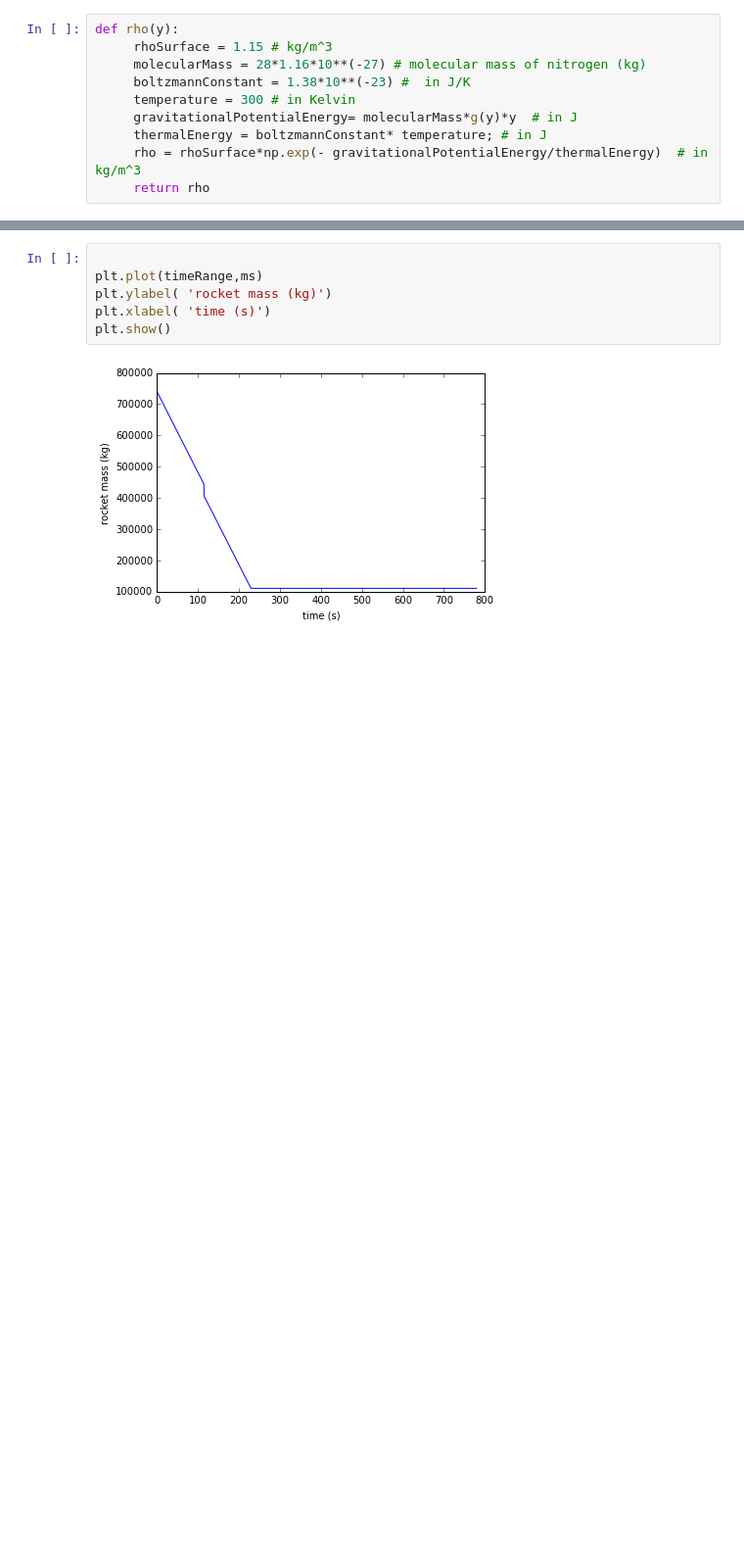
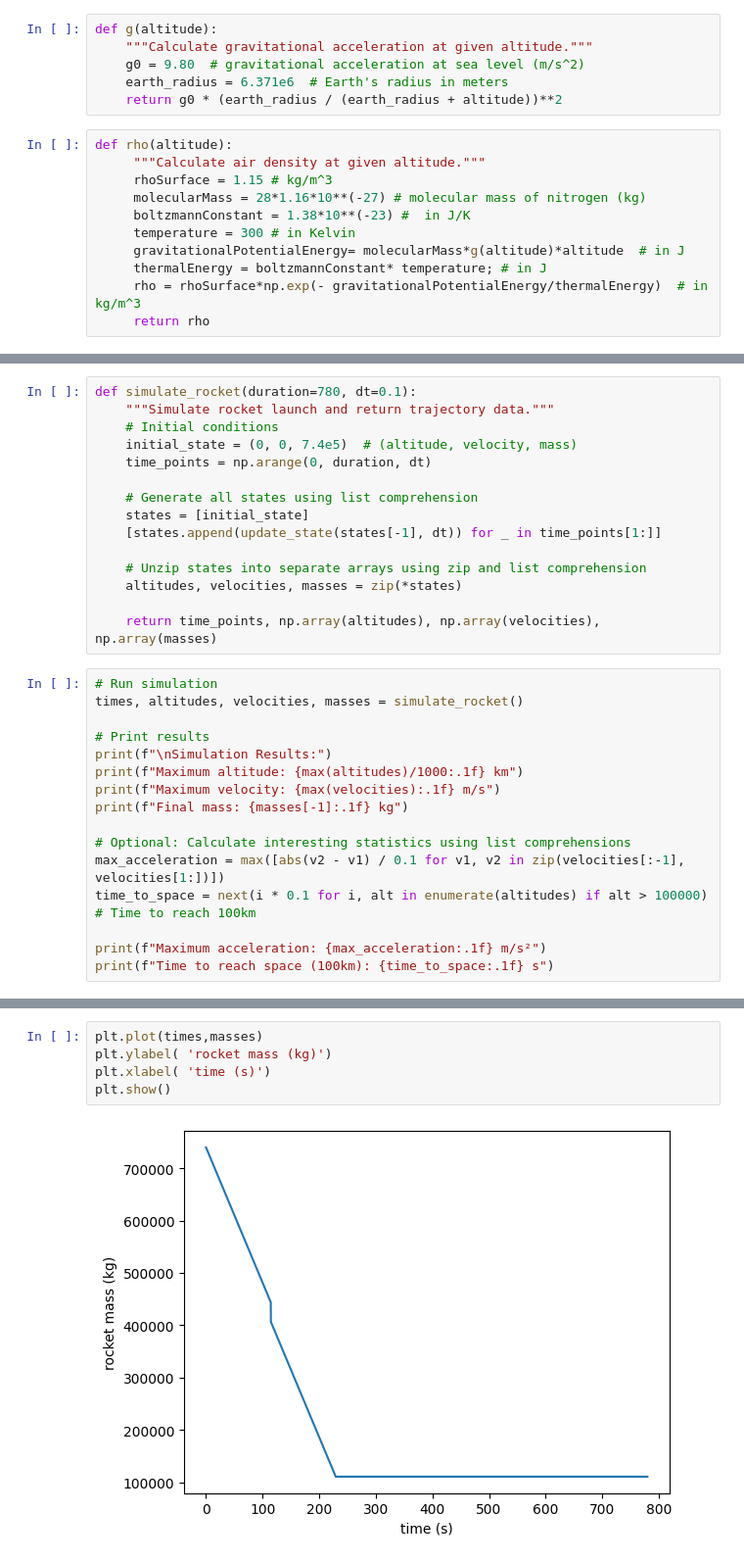
Before and after one commit to veillette/jupyterNotebooks, a Jupyter notebook: Classical Mechanics/twoStageRocketPropulsion.ipynb, the cells around one changed output, grey strips where cells are left out. Shown at 98% size. Cells and saved outputs as stored; diff of their text form; blank space fills up the shorter version.

```diff
--- a/Classical Mechanics/twoStageRocketPropulsion.ipynb
+++ b/Classical Mechanics/twoStageRocketPropulsion.ipynb
@@ -10,10 +37,17 @@ def g(y):
+# %%
+def g(altitude):
+    """Calculate gravitational acceleration at given altitude."""
+    g0 = 9.80  # gravitational acceleration at sea level (m/s^2)
+    earth_radius = 6.371e6  # Earth's radius in meters
+    return g0 * (earth_radius / (earth_radius + altitude))**2
 # %%
-def rho(y):
+def rho(altitude):
+     """Calculate air density at given altitude."""
      rhoSurface = 1.15 # kg/m^3
      molecularMass = 28*1.16*10**(-27) # molecular mass of nitrogen (kg)
      boltzmannConstant = 1.38*10**(-23) #  in J/K
      temperature = 300 # in Kelvin
-     gravitationalPotentialEnergy= molecularMass*g(y)*y  # in J
+     gravitationalPotentialEnergy= molecularMass*g(altitude)*altitude  # in J
      thermalEnergy = boltzmannConstant* temperature; # in J
      rho = rhoSurface*np.exp(- gravitationalPotentialEnergy/thermalEnergy)  # in kg/m^3
      return rho
@@ -76,0 +108,31 @@ ejecting boosters
+# %%
+def simulate_rocket(duration=780, dt=0.1):
+    """Simulate rocket launch and return trajectory data."""
+    # Initial conditions
+    initial_state = (0, 0, 7.4e5)  # (altitude, velocity, mass)
+    time_points = np.arange(0, duration, dt)
+
+    # Generate all states using list comprehension
+    states = [initial_state]
+    [states.append(update_state(states[-1], dt)) for _ in time_points[1:]]
+
+    # Unzip states into separate arrays using zip and list comprehension
+    altitudes, velocities, masses = zip(*states)
+
+    return time_points, np.array(altitudes), np.array(velocities), np.array(masses)
+# %%
+# Run simulation
+times, altitudes, velocities, masses = simulate_rocket()
+
+# Print results
+print(f"\nSimulation Results:")
+print(f"Maximum altitude: {max(altitudes)/1000:.1f} km")
+print(f"Maximum velocity: {max(velocities):.1f} m/s")
+print(f"Final mass: {masses[-1]:.1f} kg")
+
+# Optional: Calculate interesting statistics using list comprehensions
+max_acceleration = max([abs(v2 - v1) / 0.1 for v1, v2 in zip(velocities[:-1], velocities[1:])])
+time_to_space = next(i * 0.1 for i, alt in enumerate(altitudes) if alt > 100000)  # Time to reach 100km
+
+print(f"Maximum acceleration: {max_acceleration:.1f} m/s²")
+print(f"Time to reach space (100km): {time_to_space:.1f} s")
@@ -77,9 +148,8 @@ ejecting boosters
 # %%
-
-plt.plot(timeRange,ms)
+plt.plot(times,masses)
 plt.ylabel( 'rocket mass (kg)')
 plt.xlabel( 'time (s)')
 plt.show()
 # %% [output]
-[figure, old version]
+[figure, new version]
 # %%
```
Also changed, not shown: parts of 11 cells of this notebook.
